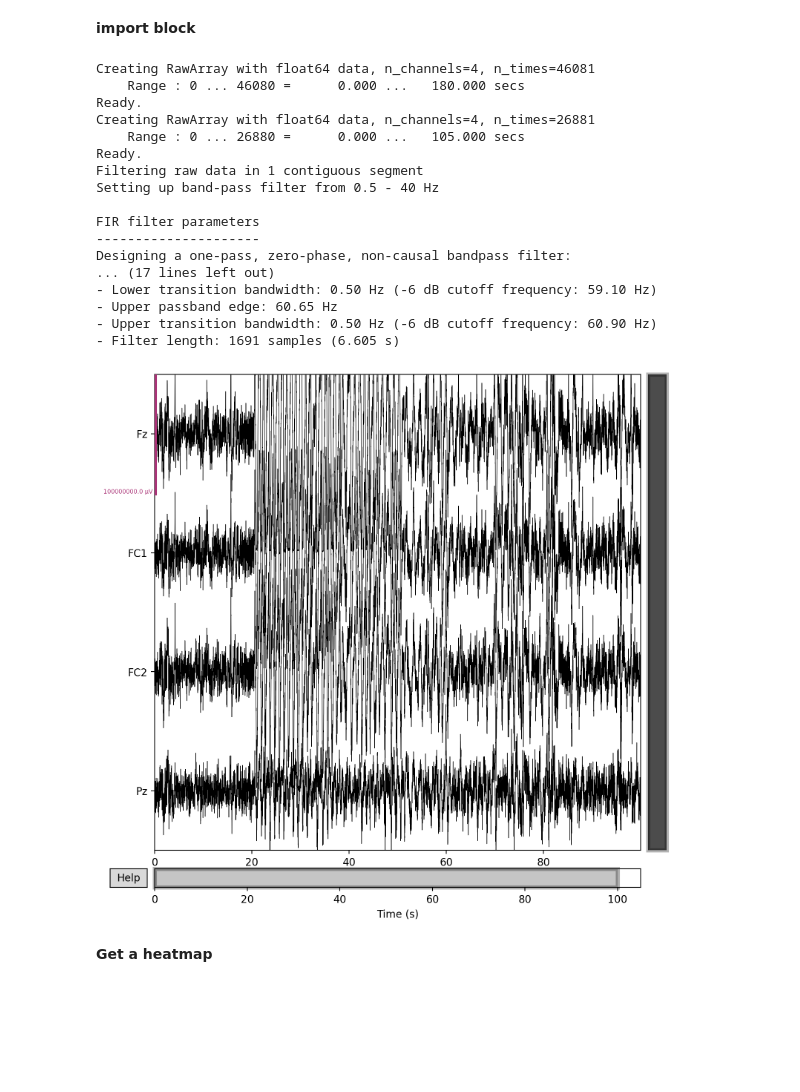
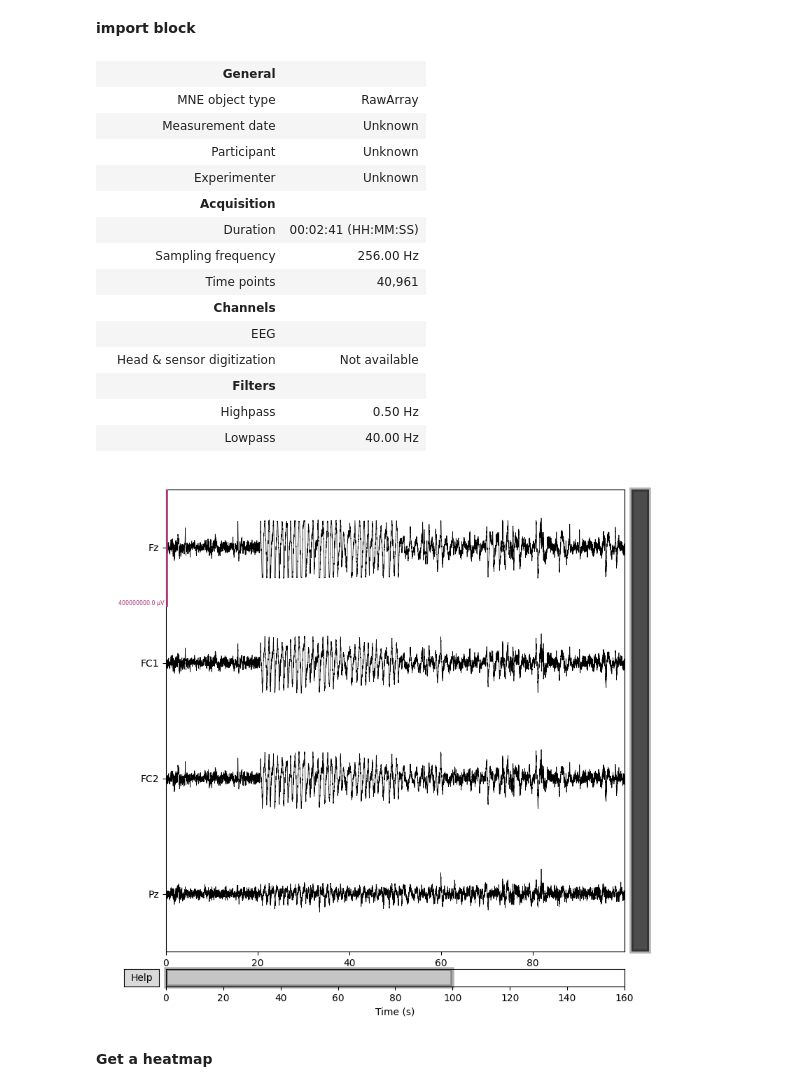
Before and after one commit to alexanderspeer/eeg-bci-signal-analysis, a Jupyter notebook: coding-practice/mne_signal_processing.ipynb, the cells around one changed output. Cells and saved outputs as stored; diff of their text form; code cells hidden in the pictures; blank space fills up the shorter version.

```diff
--- a/coding-practice/mne_signal_processing.ipynb
+++ b/coding-practice/mne_signal_processing.ipynb
@@ -2,13 +2,14 @@
 **import block**
 # %%
 import mne
+mne.set_log_level('WARNING')
+#makes it so that you don't have to deal with all of the verbose outputs.
+
 import scipy
 import matplotlib.pyplot as plt
 import numpy as np
 import pandas as pd
 
-%matplotlib widget
-
 #can run this in order to stop the verbose outputs from MNE
 #mne.set_log_level('WARNING')
 # %%
@@ -28,7 +29,7 @@ if eeg.shape[0] > eeg.shape[1]:
 #time and sampling rate
 
 time = eeg[0]
-fs = (1 / ((np.mean(np.diff(time)))))
+fs = int((1 / ((np.mean(np.diff(time))))))
 #print(fs)
 
 #creating an info object in MNE
@@ -38,14 +39,15 @@ info = mne.create_info(
     ch_names = channel_names,
     sfreq = fs,
     ch_types = 'eeg',
-    verbose=None
+    verbose=False
 )
 
 #create a raw object now
-raw = mne.io.RawArray(eeg[1:], info, verbose=None)
+raw = mne.io.RawArray(eeg[1:], info, verbose=False)
 
 # crop FIRST to remove the giant artifacts
-raw.crop(tmin=10, tmax=115, verbose=None)
+raw.crop(tmin=10, tmax=170, verbose=False)
+
 
 # now winsor on clean data
 data = raw.get_data()
@@ -57,33 +59,44 @@ data = np.clip(data, lower, upper)
 raw = mne.io.RawArray(data, raw.info) #don't have to do raw.info, just info is fine.
 
 #add a bandpass and notch
-raw.filter(0.5, 40, verbose=None)
-raw.notch_filter(60, verbose=None)
+raw.filter(0.5, 40, verbose=False)
+raw.notch_filter(60, verbose=False)
 
-%matplotlib qt
-import matplotlib
-matplotlib.use('Qt5Agg')
-#okay this is what you need to be doing.
-raw.plot(duration=100, scalings=dict(eeg=50))
+#could add verbose=False to make the stuff go away,
+
+#no plotting is going to be done in this cell
 # %% [output]
-Creating RawArray with float64 data, n_channels=4, n_times=46081
-    Range : 0 ... 46080 =      0.000 ...   180.000 secs
-Ready.
-Creating RawArray with float64 data, n_channels=4, n_times=26881
-    Range : 0 ... 26880 =      0.000 ...   105.000 secs
-Ready.
-Filtering raw data in 1 contiguous segment
-Setting up band-pass filter from 0.5 - 40 Hz
-
-FIR filter parameters
----------------------
-Designing a one-pass, zero-phase, non-causal bandpass filter:
-... (17 lines left out)
-- Lower transition bandwidth: 0.50 Hz (-6 dB cutoff frequency: 59.10 Hz)
-- Upper passband edge: 60.65 Hz
-- Upper transition bandwidth: 0.50 Hz (-6 dB cutoff frequency: 60.90 Hz)
-- Filter length: 1691 samples (6.605 s)
-[figure, removed]
+|  | General |  |
+|  | MNE object type | RawArray |
+|  | Measurement date | Unknown |
+|  | Participant | Unknown |
+|  | Experimenter | Unknown |
+|  | Acquisition |  |
+|  | Duration | 00:02:41 (HH:MM:SS) |
+|  | Sampling frequency | 256.00 Hz |
+|  | Time points | 40,961 |
+|  | Channels |  |
+|  | EEG |  |
+|  | Head & sensor digitization | Not available |
+|  | Filters |  |
+|  | Highpass | 0.50 Hz |
+|  | Lowpass | 40.00 Hz |
+# %%
+#make sure that the plotting is being done correctly:
+
+%matplotlib widget
+#apparently makes it so that everything renders inside the notebook.
+#I think the normal way that matplotlib works is inline, which is static,
+#whereas the widget allows you to interact with the plot while in window.
+
+mne.viz.set_browser_backend('matplotlib')  # forces raw.plot() to use mpl instead of the Qt app
+raw.plot(duration=100, scalings=dict(eeg=200)); #<- THIS IS CRAZY, MATLAB SYNTAX TO SUPRESS THE ADDITIONAL PLOT
+#THE SECOND VALUE HERE DICT(EEG=X) IS WHAT SCALES THE AMPLITUDE OF THE WAVEFORM.
+
+#Ipython is looking to visualize or 'print' the last expression in a cell
+# adding the semicolon reminds it to skip that.
+# %% [output]
+[figure, added]
 # %% [markdown]
 **Get a heatmap**
 # %%
```
Also changed, not shown: parts of 3 cells of this notebook, 8 other files.
